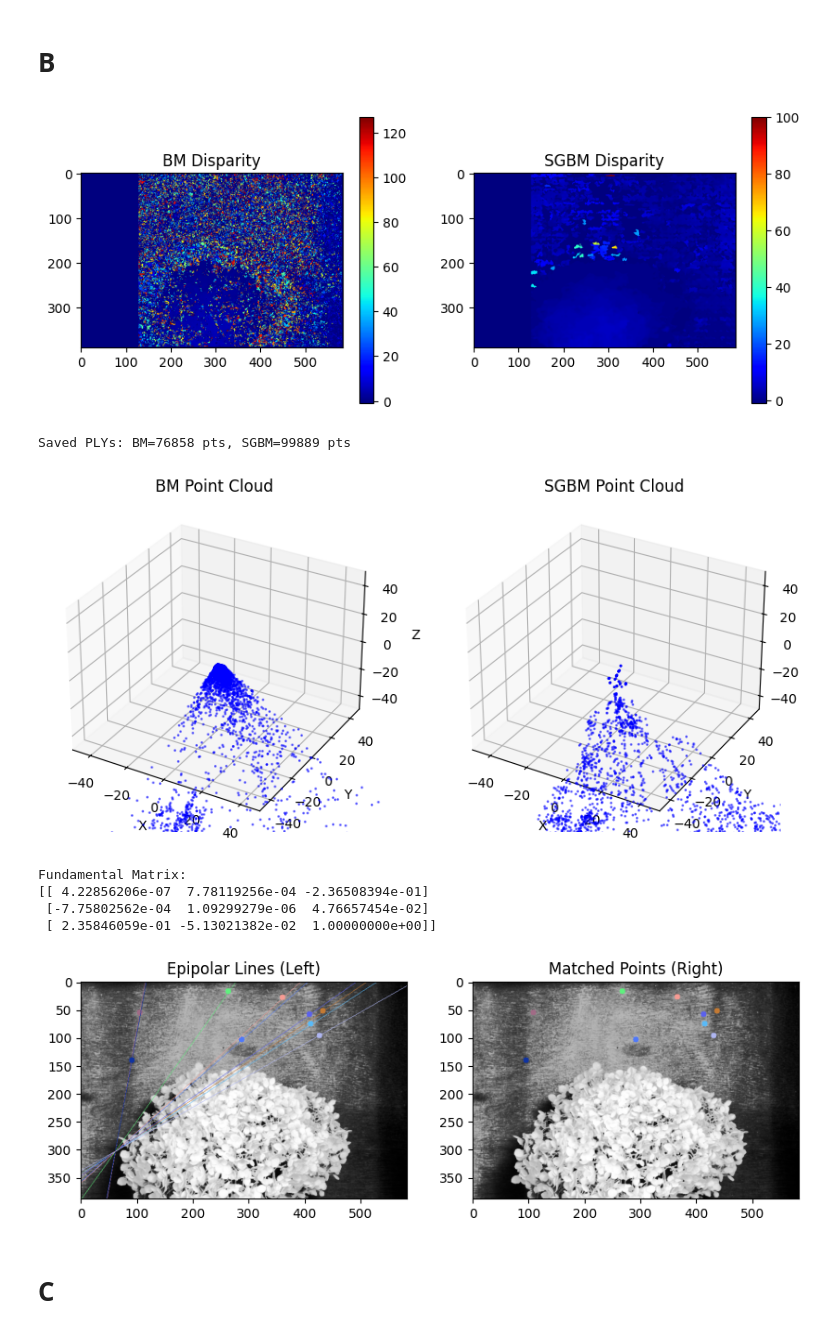
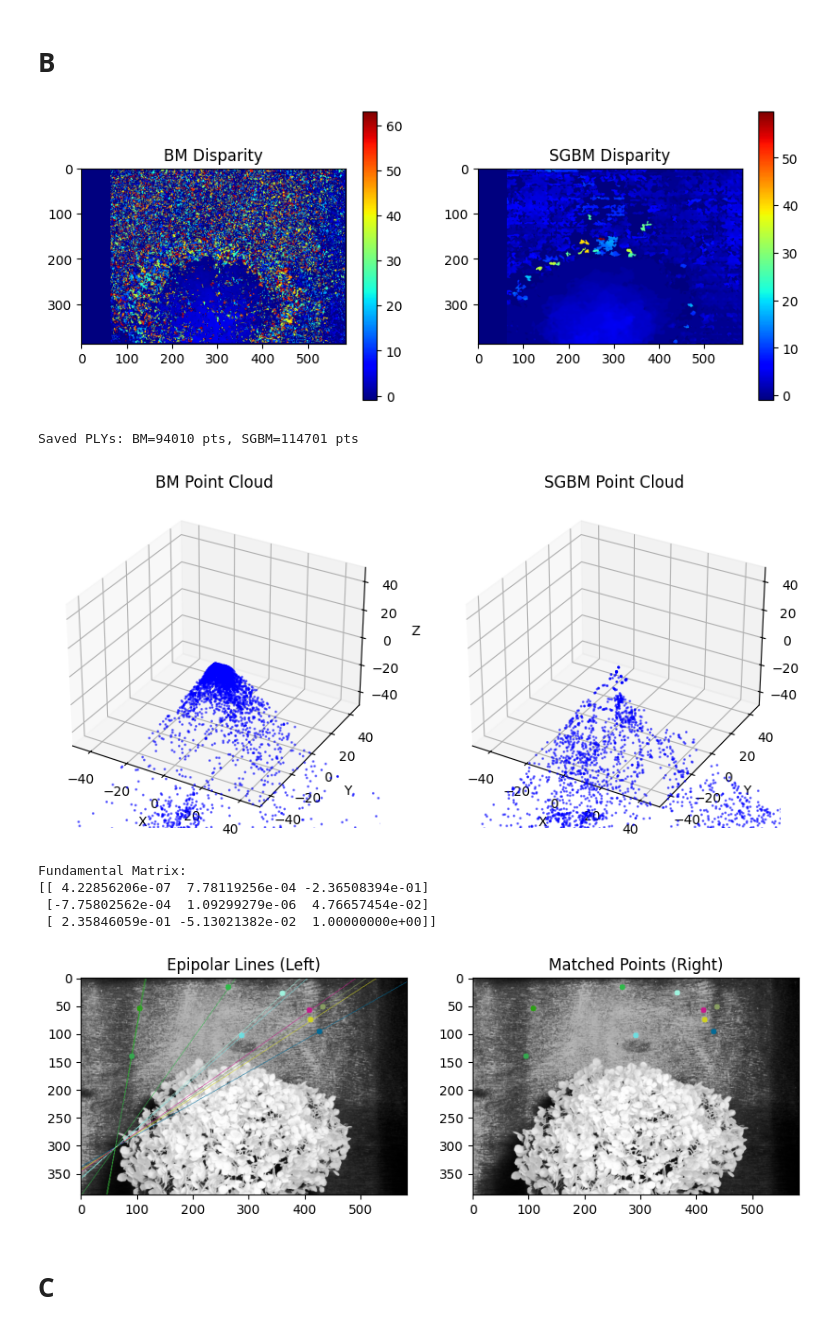
Before and after one commit to Duc42195/computer-vision-mid, a Jupyter notebook: mid-Duc.ipynb, the cells around one changed output. Saved outputs shown, nothing was run; the diff lists cells and outputs as text; code cells hidden in the pictures.

Commit message:
modified:   mid-Duc.ipynb 	modified:   output/pointcloud_BM.ply 	modified:   output/pointcloud_SGBM.ply

```diff
--- a/mid-Duc.ipynb
+++ b/mid-Duc.ipynb
@@ -91,17 +91,27 @@ LaplacianSharpen PSNR=17.94  GradSim=-0.956
 # %%
 # --- Part B: 3D Reconstruction (BM + SGBM + Epipolar Lines) ---
 def partB_3D_full(img_left, img_right):
+    """
+    --- Explanation (Part B) ---
+    Stereo matching finds the horizontal shift (disparity) between
+    corresponding pixels in the left and right rectified images.
+    The closer the object, the larger the disparity value.
+    BM (Block Matching) compares fixed-size blocks directly.
+    SGBM (Semi-Global Block Matching) refines disparity by minimizing
+    a global cost function, producing smoother and more accurate results.
+    The disparity map is then reprojected into 3D coordinates using matrix Q.
+    """
     imgL = cv2.equalizeHist(img_left)
     imgR = cv2.equalizeHist(img_right)
 
     # --- Disparity: BM ---
-    bm = cv2.StereoBM_create(numDisparities=128, blockSize=5)
+    bm = cv2.StereoBM_create(numDisparities=64, blockSize=5)
     disp_bm = bm.compute(imgL, imgR).astype(np.float32) / 16.0
 
     # --- Disparity: SGBM ---
     sgbm = cv2.StereoSGBM_create(
         minDisparity=0,
-        numDisparities=128,
+        numDisparities=64,
         blockSize=5,
         P1=8 * 3 * 5 ** 2,
         P2=32 * 3 * 5 ** 2,
@@ -213,41 +223,41 @@ def plot_epipolar_lines(imgL, imgR):
     print(f"Fundamental Matrix:\n{F}")
 
     # Lọc inlier
     pts1 = pts1[mask.ravel() == 1]
     pts2 = pts2[mask.ravel() == 1]
 
     # Vẽ 10 đường epipolar
     lines1 = cv2.computeCorrespondEpilines(pts2.reshape(-1, 1, 2), 2, F)
     lines1 = lines1.reshape(-1, 3)
 
     imgL_color = cv2.cvtColor(imgL, cv2.COLOR_GRAY2BGR)
     imgR_color = cv2.cvtColor(imgR, cv2.COLOR_GRAY2BGR)
 
     for r, pt1, pt2 in zip(lines1[:10], pts1[:10], pts2[:10]):
         color = tuple(np.random.randint(0, 255, 3).tolist())
         x0, y0 = map(int, [0, -r[2] / r[1]])
         x1, y1 = map(int, [imgL.shape[1], -(r[2] + r[0] * imgL.shape[1]) / r[1]])
         imgL_color = cv2.line(imgL_color, (x0, y0), (x1, y1), color, 1)
         imgL_color = cv2.circle(imgL_color, tuple(np.int32(pt1)), 5, color, -1)
         imgR_color = cv2.circle(imgR_color, tuple(np.int32(pt2)), 5, color, -1)
 
     plt.figure(figsize=(10, 4))
     plt.subplot(121); plt.imshow(imgL_color[..., ::-1]); plt.title("Epipolar Lines (Left)")
     plt.subplot(122); plt.imshow(imgR_color[..., ::-1]); plt.title("Matched Points (Right)")
     plt.show()
 
 
 # --- Run ---
 disp_bm, disp_sgbm, pts_bm, pts_sgbm = partB_3D_full(img_left, img_right)
 # %% [output]
-[figure, old version]
+[figure, new version]
-Saved PLYs: BM=76858 pts, SGBM=99889 pts
+Saved PLYs: BM=94010 pts, SGBM=114701 pts
-[figure, old version]
+[figure, new version]
 Fundamental Matrix:
 [[ 4.22856206e-07  7.78119256e-04 -2.36508394e-01]
  [-7.75802562e-04  1.09299279e-06  4.76657454e-02]
  [ 2.35846059e-01 -5.13021382e-02  1.00000000e+00]]
-[figure, old version]
+[figure, new version]
 # %% [markdown]
 # C
 # %%
```
Also changed, not shown: parts of 1 cell of this notebook, 2 other files.
